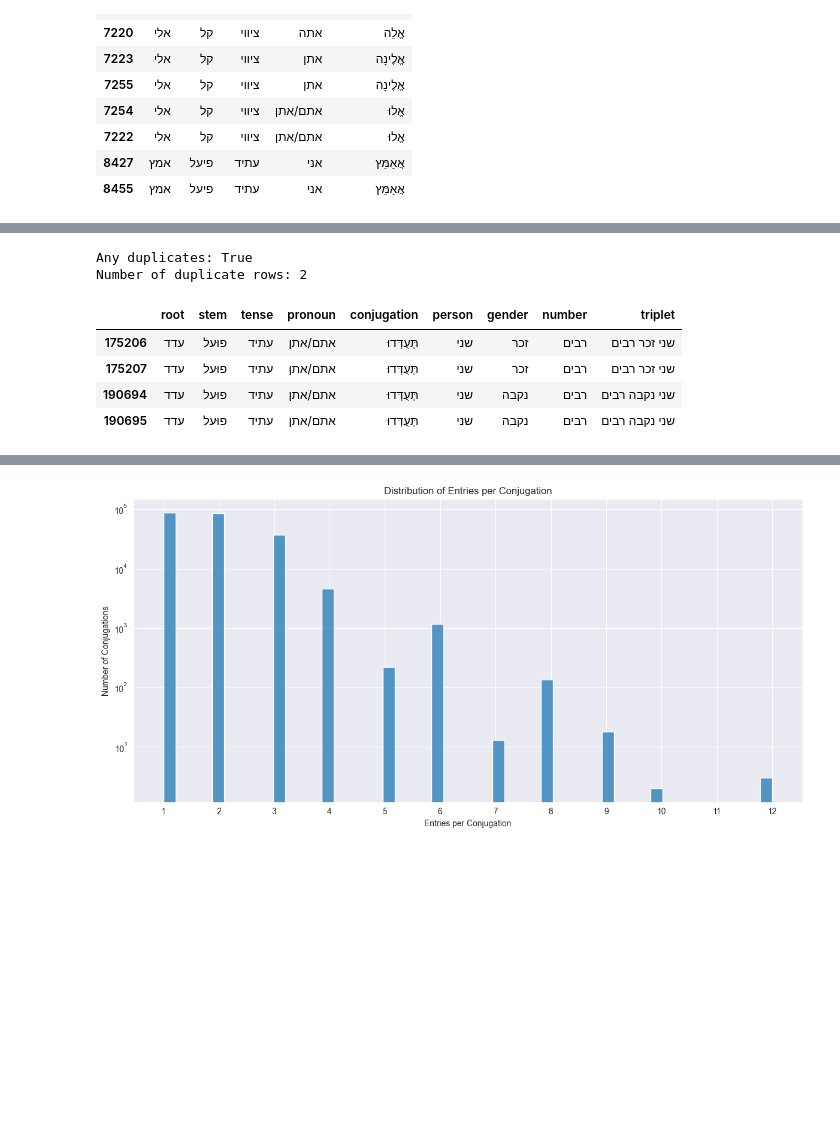
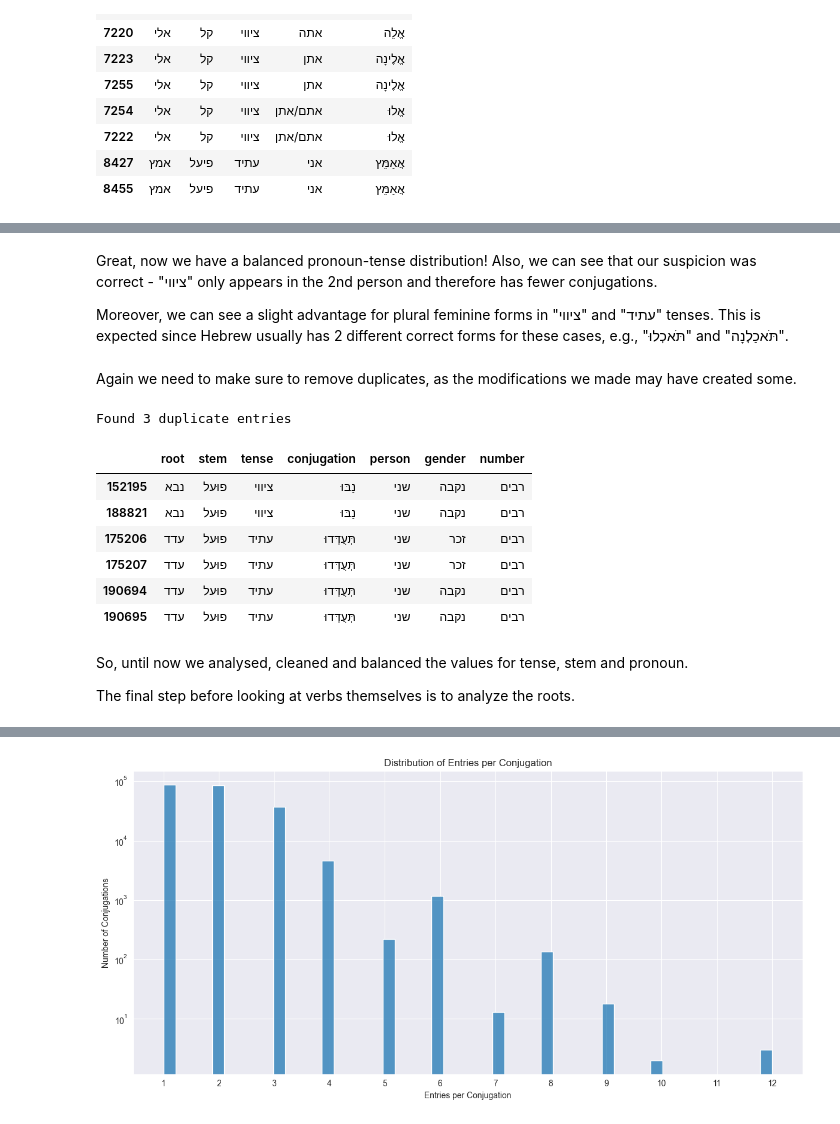
Before and after one commit to EyalShahimov/HebrewWordsAnalysis, a Jupyter notebook: main.ipynb, the cells around one changed output, grey strips where cells are left out. Drawn from its saved outputs; the diff is of its cells as text; code cells hidden in the pictures; blank space fills up the shorter version.

```diff
--- a/main.ipynb
+++ b/main.ipynb
@@ -157,10 +175,11 @@ VERBS_DF = pd.read_csv(CONJUGATIONS_CSV, encoding='utf-16')
 def remove_duplicates(df: pd.DataFrame) -> pd.DataFrame:
     duplicates_number = df.duplicated().sum()
     print(f'Found {duplicates_number} duplicate entries')
-    if duplicates_number > 0:
-        display(df[VERBS_DF.duplicated(keep=False)].sort_values(by=['conjugation']).head(10))
-        return df.drop_duplicates().reset_index(drop=True)
-    return df
+    if duplicates_number == 0:
+        return df
+
+    display(df[VERBS_DF.duplicated(keep=False)].sort_values(by=['conjugation']).head(10))
+    return df.drop_duplicates().reset_index(drop=True)
 # %%
 VERBS_DF = remove_duplicates(VERBS_DF)
 # %% [output]
@@ -184,5 +204,2 @@ These duplicated rows are caused by:
 
 Show proof!!!
-# %%
-# to remove duplicates (optional)
-VERBS_DF = VERBS_DF.drop_duplicates().reset_index(drop=True)
@@ -268,20 +351,20 @@ plt.show()
 # %%
 class Pronoun:
-    def __init__(self): self.__person, self.__gender, self.__number = None, None, None
+    def __init__(self):
+        self.__person = ['ראשון', 'שני', 'שלישי']
+        self.__gender = ['זכר', 'נקבה']
+        self.__number = ['יחיד', 'רבים']
 
-    def first(self): self.__person = 'ראשון'; return self
-    def second(self): self.__person = 'שני'; return self
-    def third(self): self.__person = 'שלישי'; return self
-    def masculine(self): self.__gender = 'זכר'; return self
-    def feminine(self): self.__gender = 'נקבה'; return self
-    def singular(self): self.__number = 'יחיד'; return self
-    def plural(self): self.__number = 'רבים'; return self
+    def first(self):        self.__person = ['ראשון'];  return self
+    def second(self):       self.__person = ['שני'];    return self
+    def third(self):        self.__person = ['שלישי'];  return self
+    def masculine(self):    self.__gender = ['זכר'];    return self
+    def feminine(self):     self.__gender = ['נקבה'];   return self
+    def singular(self):     self.__number = ['יחיד'];   return self
+    def plural(self):       self.__number = ['רבים'];   return self
 
     def to_tuples(self) -> List[Tuple[str, str, str]]:
-        persons = [self.__person] if self.__person is not None else ['ראשון', 'שני', 'שלישי']
-        genders = [self.__gender] if self.__gender is not None else ['זכר', 'נקבה']
-        numbers = [self.__number] if self.__number is not None else ['יחיד', 'רבים']
-        return [(p, g, n) for p in persons for g in genders for n in numbers]
+        return [(p, g, n) for p in self.__person for g in self.__gender for n in self.__number]
 # %%
 def split_pronoun(df: pd.DataFrame, pronoun: str, triples: Pronoun) -> pd.DataFrame:
     mask = df['pronoun'] == pronoun
@@ -311,6 +397,8 @@ PRONOUN_MAP = {
 VERBS_DF = VERBS_DF.reindex(columns=[*VERBS_DF.columns, 'person', 'gender', 'number'])
 for p, triples in PRONOUN_MAP.items():
     VERBS_DF = split_pronoun(VERBS_DF, p, triples)
+
+VERBS_DF = VERBS_DF.drop(columns='pronoun')
 # %%
 VERBS_DF.head()
 # %% [output]
@@ -354,14 +436,18 @@ plt.show()
+# %% [markdown]
+Great, now we have a balanced pronoun-tense distribution!
+Also, we can see that our suspicion was correct - "ציווי" only appears in the 2nd person and therefore has fewer conjugations.
+
+Moreover, we can see a slight advantage for plural feminine forms in "ציווי" and "עתיד" tenses. This is expected since Hebrew usually has 2 different correct forms for these cases, e.g., "תֹּאכְלוּ" and "תֹּאכַלְנָה".
+# %% [markdown]
+Again we need to make sure to remove duplicates, as the modifications we made may have created some.
 # %%
-print("Any duplicates:", VERBS_DF.duplicated().any())
-print("Number of duplicate rows:", VERBS_DF.duplicated().sum())
-
-dups = VERBS_DF[VERBS_DF.duplicated(keep=False)].sort_values(by=['conjugation'])
-dups.head(10)
+VERBS_DF = remove_duplicates(VERBS_DF)
 # %% [output]
-Any duplicates: True
-Number of duplicate rows: 2
+Found 3 duplicate entries
-|  | root | stem | tense | pronoun | conjugation | person | gender | number | triplet |
-| 175206 | עדד | פוּעל | עתיד | אתם/אתן | תְּעֻדְּדוּ | שני | זכר | רבים | שני זכר רבים |
-| 175207 | עדד | פוּעל | עתיד | אתם/אתן | תְּעֻדְּדוּ | שני | זכר | רבים | שני זכר רבים |
-| 190694 | עדד | פוּעל | עתיד | אתם/אתן | תְּעֻדְּדוּ | שני | נקבה | רבים | שני נקבה רבים |
-| 190695 | עדד | פוּעל | עתיד | אתם/אתן | תְּעֻדְּדוּ | שני | נקבה | רבים | שני נקבה רבים |
+|  | root | stem | tense | conjugation | person | gender | number |
+| 152195 | נבא | פוּעל | ציווי | נַבּוּ | שני | נקבה | רבים |
+| 188821 | נבא | פוּעל | ציווי | נַבּוּ | שני | נקבה | רבים |
+| 175206 | עדד | פוּעל | עתיד | תְּעֻדְּדוּ | שני | זכר | רבים |
+| 175207 | עדד | פוּעל | עתיד | תְּעֻדְּדוּ | שני | זכר | רבים |
+| 190694 | עדד | פוּעל | עתיד | תְּעֻדְּדוּ | שני | נקבה | רבים |
+| 190695 | עדד | פוּעל | עתיד | תְּעֻדְּדוּ | שני | נקבה | רבים |
@@ -370 +454,5 @@ VERBS_DF = VERBS_DF.drop_duplicates().reset_index(drop=True)
+# %% [markdown]
+So, until now we analysed, cleaned and balanced the values for tense, stem and pronoun.
+
+The final step before looking at verbs themselves is to analyze the roots.
 # %%
```
Also changed, not shown: parts of 48 cells of this notebook, 1 other file.
